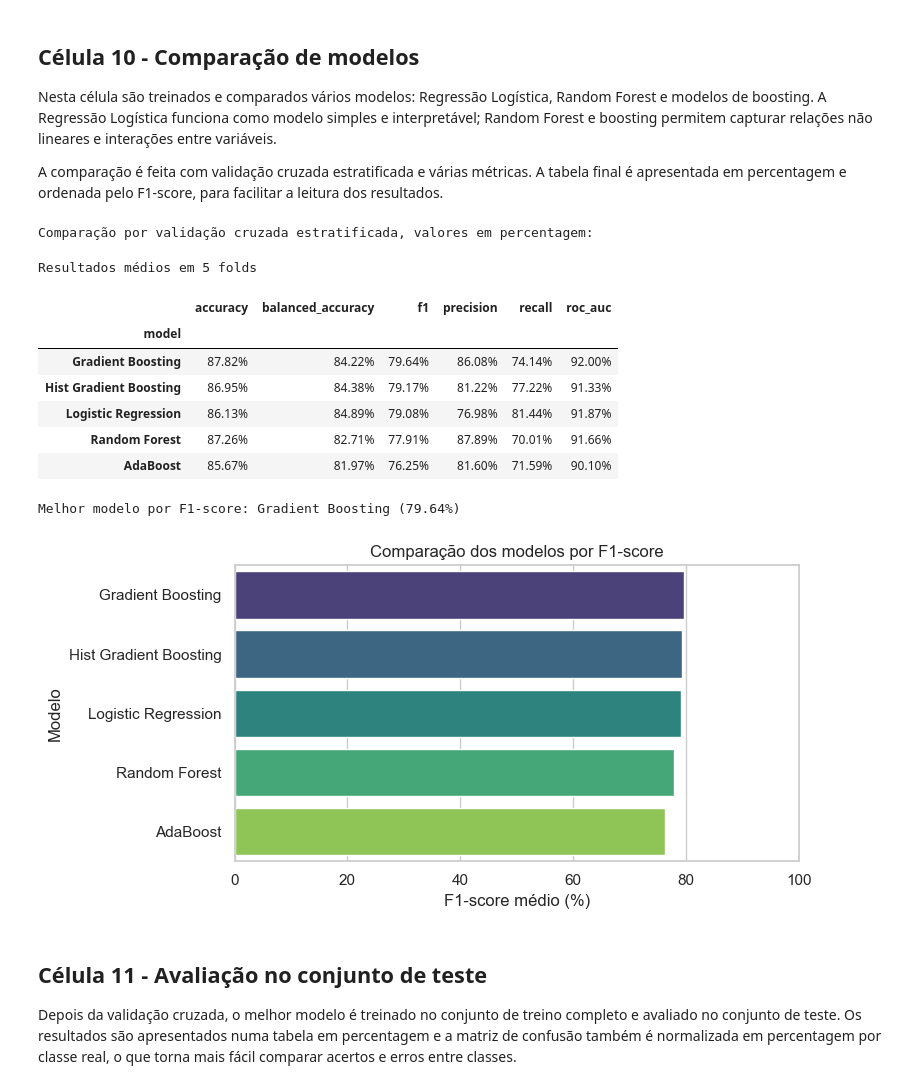
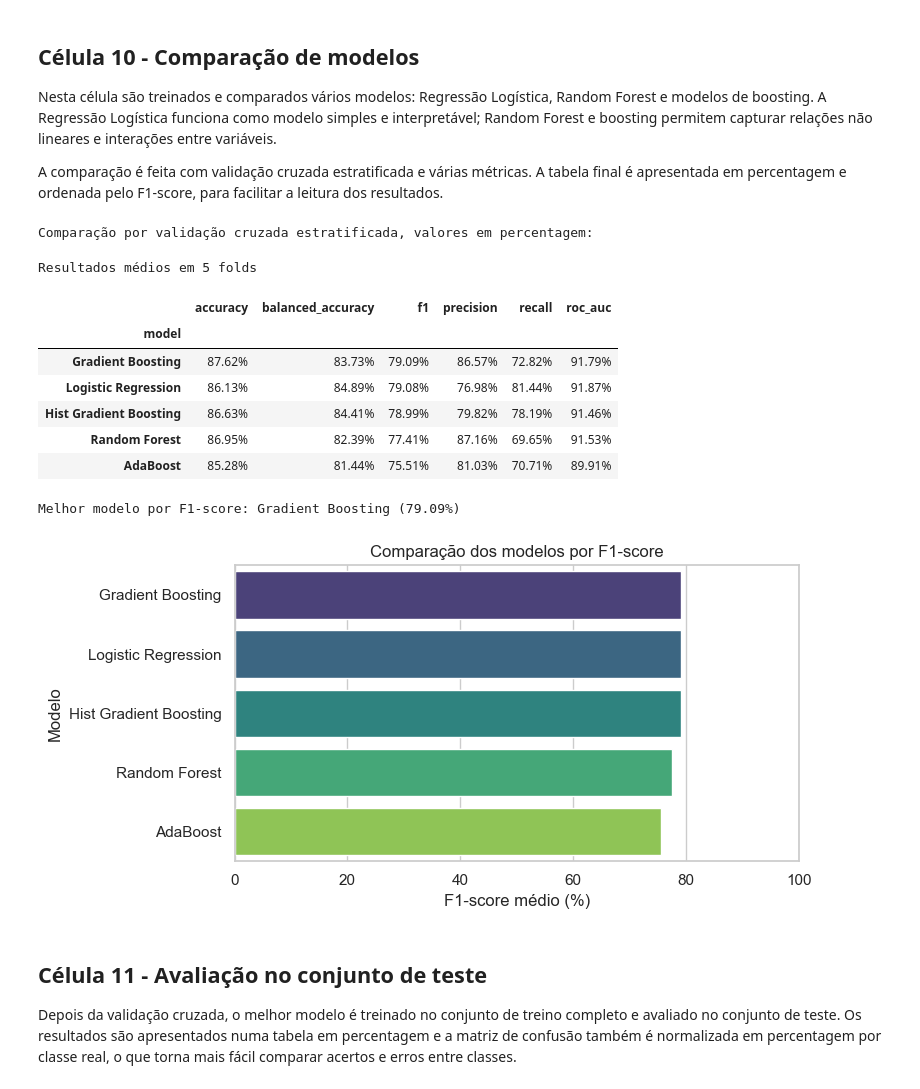
Before and after one commit to goncaloosimoes/iaa-project-1, a Jupyter notebook: notebook.ipynb, the cells around one changed output. Cells and saved outputs as stored; diff of their text form; code cells hidden in the pictures.

```diff
--- a/notebook.ipynb
+++ b/notebook.ipynb
@@ -335,10 +336,10 @@ if df.empty or TARGET_COL not in df.columns:
 else:
     models = {
         'Logistic Regression': LogisticRegression(max_iter=2000, class_weight='balanced', random_state=RANDOM_STATE),
-        'Random Forest': RandomForestClassifier(n_estimators=400, class_weight='balanced', random_state=RANDOM_STATE),
-        'AdaBoost': AdaBoostClassifier(n_estimators=250, learning_rate=0.05, random_state=RANDOM_STATE),
-        'Gradient Boosting': GradientBoostingClassifier(n_estimators=250, learning_rate=0.05, max_depth=3, random_state=RANDOM_STATE),
-        'Hist Gradient Boosting': HistGradientBoostingClassifier(max_iter=250, learning_rate=0.05, class_weight='balanced', random_state=RANDOM_STATE)
+        'Random Forest': RandomForestClassifier(n_estimators=250, class_weight='balanced', random_state=RANDOM_STATE),
+        'AdaBoost': AdaBoostClassifier(n_estimators=150, learning_rate=0.05, random_state=RANDOM_STATE),
+        'Gradient Boosting': GradientBoostingClassifier(n_estimators=150, learning_rate=0.05, max_depth=3, random_state=RANDOM_STATE),
+        'Hist Gradient Boosting': HistGradientBoostingClassifier(max_iter=150, learning_rate=0.05, class_weight='balanced', random_state=RANDOM_STATE)
     }
 
     cv = StratifiedKFold(n_splits=5, shuffle=True, random_state=RANDOM_STATE)
@@ -366,39 +367,39 @@ else:
         cv_results.append(summary)
 
     cv_results_df = pd.DataFrame(cv_results).set_index('model').sort_values('f1', ascending=False)
     cv_results_percent = (cv_results_df * 100).round(2)
 
     print('Comparação por validação cruzada estratificada, valores em percentagem:')
     display(
         cv_results_percent.style
         .format('{:.2f}%')
         .highlight_max(axis=0, color='#d7f0d2')
         .set_caption('Resultados médios em 5 folds')
     )
 
     best_model_name = cv_results_df.index[0]
     print(f'Melhor modelo por F1-score: {best_model_name} ({cv_results_percent.loc[best_model_name, "f1"]:.2f}%)')
 
     plt.figure(figsize=(8, 4))
     sns.barplot(data=cv_results_percent.reset_index(), x='f1', y='model', palette='viridis')
     plt.title('Comparação dos modelos por F1-score')
     plt.xlabel('F1-score médio (%)')
     plt.ylabel('Modelo')
     plt.xlim(0, 100)
     plt.tight_layout()
     plt.show()
 # %% [output]
 Comparação por validação cruzada estratificada, valores em percentagem:
 Resultados médios em 5 folds
 |  | accuracy | balanced_accuracy | f1 | precision | recall | roc_auc |
 | model |  |  |  |  |  |  |
-| Gradient Boosting | 87.82% | 84.22% | 79.64% | 86.08% | 74.14% | 92.00% |
-| Hist Gradient Boosting | 86.95% | 84.38% | 79.17% | 81.22% | 77.22% | 91.33% |
+| Gradient Boosting | 87.62% | 83.73% | 79.09% | 86.57% | 72.82% | 91.79% |
 | Logistic Regression | 86.13% | 84.89% | 79.08% | 76.98% | 81.44% | 91.87% |
-| Random Forest | 87.26% | 82.71% | 77.91% | 87.89% | 70.01% | 91.66% |
-| AdaBoost | 85.67% | 81.97% | 76.25% | 81.60% | 71.59% | 90.10% |
+| Hist Gradient Boosting | 86.63% | 84.41% | 78.99% | 79.82% | 78.19% | 91.46% |
+| Random Forest | 86.95% | 82.39% | 77.41% | 87.16% | 69.65% | 91.53% |
+| AdaBoost | 85.28% | 81.44% | 75.51% | 81.03% | 70.71% | 89.91% |
-Melhor modelo por F1-score: Gradient Boosting (79.64%)
+Melhor modelo por F1-score: Gradient Boosting (79.09%)
-[figure, old version]
+[figure, new version]
 # %% [markdown]
 ## Célula 11 - Avaliação no conjunto de teste
 
```
Also changed, not shown: parts of 15 cells of this notebook, 1 other file.
